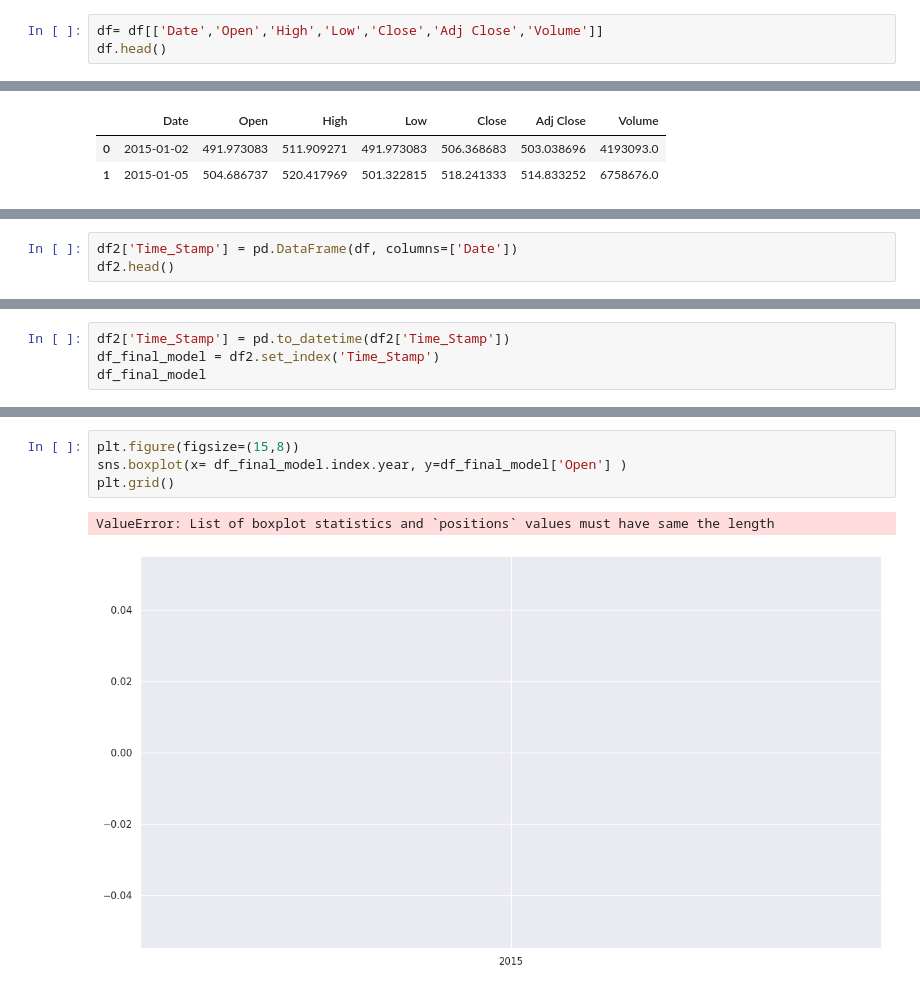
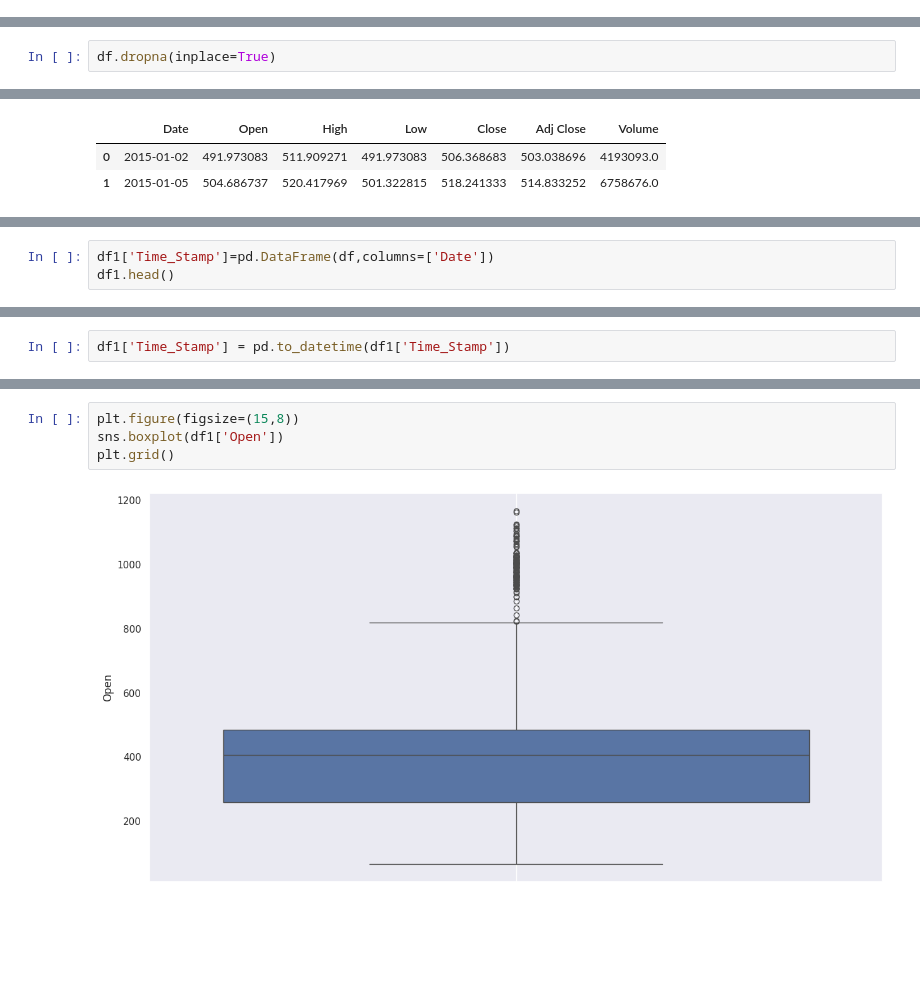
Before and after one commit to KOWSALYAAARU/test_app, a Jupyter notebook: Tatamoter_stock_price_prediction.ipynb, the cells around one changed output, grey strips where cells are left out. Drawn from its saved outputs; the diff is of its cells as text; blank space fills up the shorter version.

```diff
--- a/Tatamoter_stock_price_prediction.ipynb
+++ b/Tatamoter_stock_price_prediction.ipynb
@@ -114,6 +95,3 @@ df.head()
 | 2 | 2015-01-06 | 508.891632 | 508.891632 | 493.951874 | 496.079071 | 492.816772 | 7979598.0 |
 | 3 | 2015-01-07 | 489.746979 | 495.089661 | 484.008514 | 488.609192 | 485.395966 | 9232656.0 |
 | 4 | 2015-01-08 | 498.651459 | 509.336853 | 495.683289 | 506.566559 | 503.235260 | 5535587.0 |
-# %%
-df= df[['Date','Open','High','Low','Close','Adj Close','Volume']]
-df.head()
@@ -140,3 +111,5 @@ df.isnull().sum()
 | Adj Close | 1 |
 | Volume | 1 |
 dtype: int64
+# %%
+df.dropna(inplace=True)
@@ -277,4 +315,4 @@ df2['Adj Close'].plot()
 # %%
-df2['Time_Stamp'] = pd.DataFrame(df, columns=['Date'])
-df2.head()
+df1['Time_Stamp']=pd.DataFrame(df,columns=['Date'])
+df1.head()
 # %% [output]
@@ -287,4 +326,2 @@ df2.head()
 # %%
-df2['Time_Stamp'] = pd.to_datetime(df2['Time_Stamp'])
-df_final_model = df2.set_index('Time_Stamp')
-df_final_model
+df1['Time_Stamp'] = pd.to_datetime(df1['Time_Stamp'])
@@ -306,7 +328,6 @@ df_final_model
 # %%
 plt.figure(figsize=(15,8))
-sns.boxplot(x= df_final_model.index.year, y=df_final_model['Open'] )
+sns.boxplot(df1['Open'])
 plt.grid()
 # %% [output]
-ValueError: List of boxplot statistics and `positions` values must have same the length
-[figure, old version]
+[figure, new version]
```
Also changed, not shown: parts of 41 cells of this notebook.
